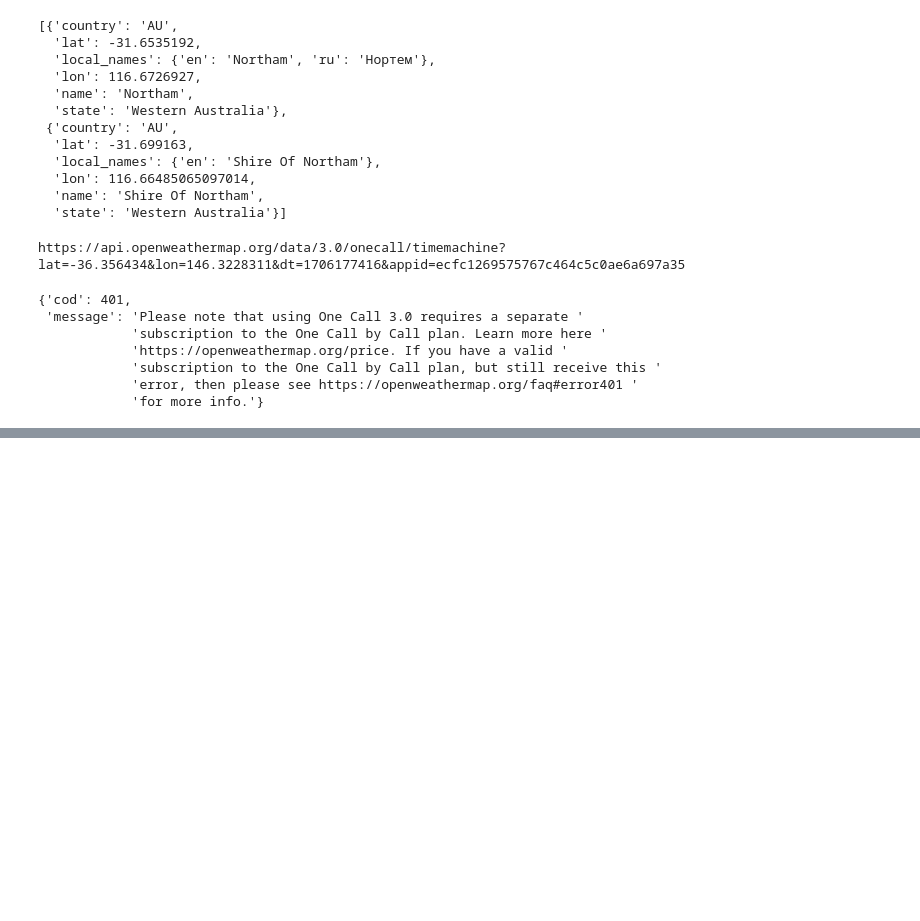
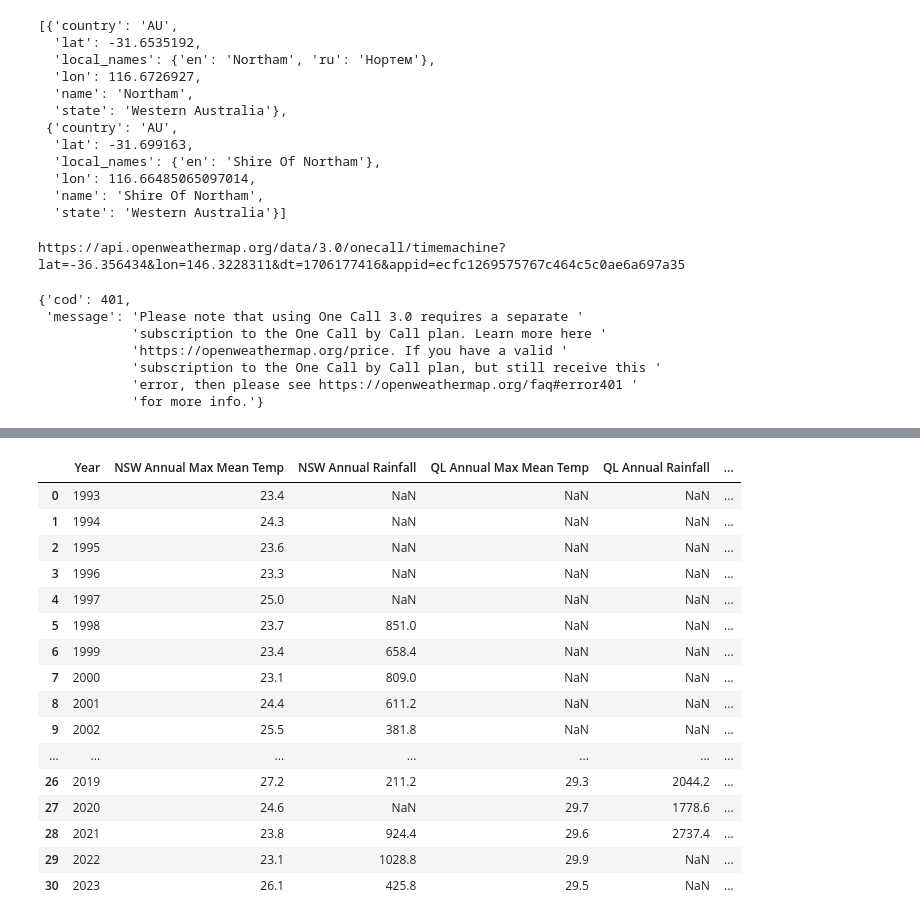
Before and after one commit to B-osborne1/project-one, a Jupyter notebook: project_main_script.ipynb, the cells around one changed output, grey strips where cells are left out. Cells and saved outputs as stored; diff of their text form; code cells hidden in the pictures; blank space fills up the shorter version.

```diff
--- a/project_main_script.ipynb
+++ b/project_main_script.ipynb
@@ -539,0 +488,6 @@ states
+# %%
+Fifth_merge = pd.merge(Fourth_merge, df_6, how="left", on=['Year'])
+
+
+Fifth_merge = Fifth_merge.rename(columns= {"Annual":"VIC Annual Rainfall"})
+Fifth_merge.head()
@@ -539,0 +501,6 @@ states
+# %%
+Sixth_merge = pd.merge(Fifth_merge, df_7, how="left", on=['Year'])
+
+
+Sixth_merge = Sixth_merge.rename(columns= {"Annual":"SA Annual Max Mean Temp"})
+Sixth_merge.head()
@@ -539,0 +514,6 @@ states
+# %%
+Seventh_merge = pd.merge(Sixth_merge, df_8, how="left", on=['Year'])
+
+
+Seventh_merge = Seventh_merge.rename(columns= {"Annual":"SA Annual Rainfall"})
+Seventh_merge.head()
@@ -539,0 +527,6 @@ states
+# %%
+Eight_merge = pd.merge(Seventh_merge, df_9, how="left", on=['Year'])
+
+
+Eight_merge = Eight_merge.rename(columns= {"Annual":"WA Annual Max Mean Temp"})
+Eight_merge.head()
@@ -539,0 +540,24 @@ states
+# %%
+Temp_and_Rain_merge = pd.merge(Eight_merge, df_10, how="left", on=['Year'])
+
+
+Temp_and_Rain_merge= Temp_and_Rain_merge.rename(columns= {"Annual":" WA Annual Rainfall"})
+Temp_and_Rain_merge
+# %% [output]
+|  | Year | NSW Annual Max Mean Temp | NSW Annual Rainfall | QL Annual Max Mean Temp | QL Annual Rainfall | ... |
+| 0 | 1993 | 23.4 | NaN | NaN | NaN | ... |
+| 1 | 1994 | 24.3 | NaN | NaN | NaN | ... |
+| 2 | 1995 | 23.6 | NaN | NaN | NaN | ... |
+| 3 | 1996 | 23.3 | NaN | NaN | NaN | ... |
+| 4 | 1997 | 25.0 | NaN | NaN | NaN | ... |
+| 5 | 1998 | 23.7 | 851.0 | NaN | NaN | ... |
+| 6 | 1999 | 23.4 | 658.4 | NaN | NaN | ... |
+| 7 | 2000 | 23.1 | 809.0 | NaN | NaN | ... |
+| 8 | 2001 | 24.4 | 611.2 | NaN | NaN | ... |
+| 9 | 2002 | 25.5 | 381.8 | NaN | NaN | ... |
+| ... | ... | ... | ... | ... | ... | ... |
+| 26 | 2019 | 27.2 | 211.2 | 29.3 | 2044.2 | ... |
+| 27 | 2020 | 24.6 | NaN | 29.7 | 1778.6 | ... |
+| 28 | 2021 | 23.8 | 924.4 | 29.6 | 2737.4 | ... |
+| 29 | 2022 | 23.1 | 1028.8 | 29.9 | NaN | ... |
+| 30 | 2023 | 26.1 | 425.8 | 29.5 | NaN | ... |
```
Also changed, not shown: parts of 35 cells of this notebook.
